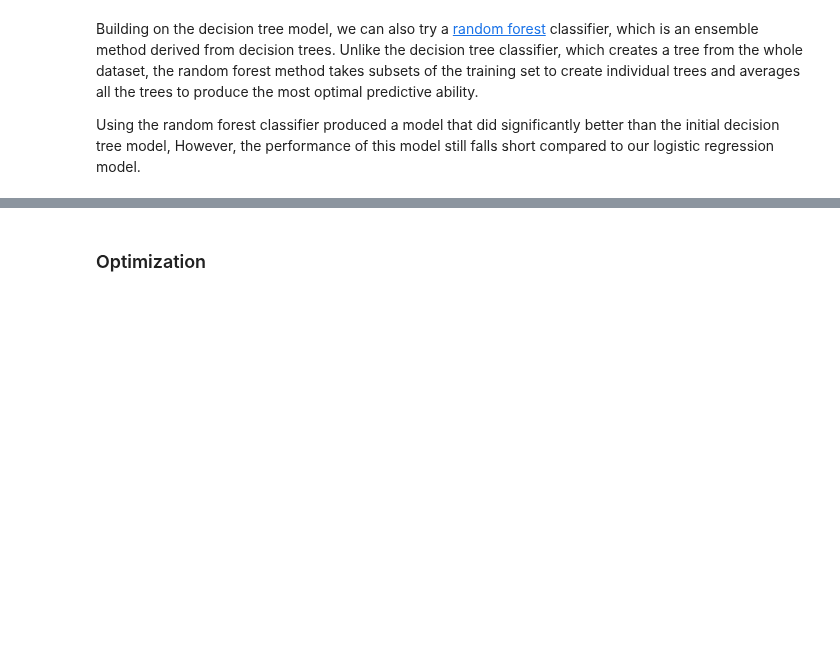
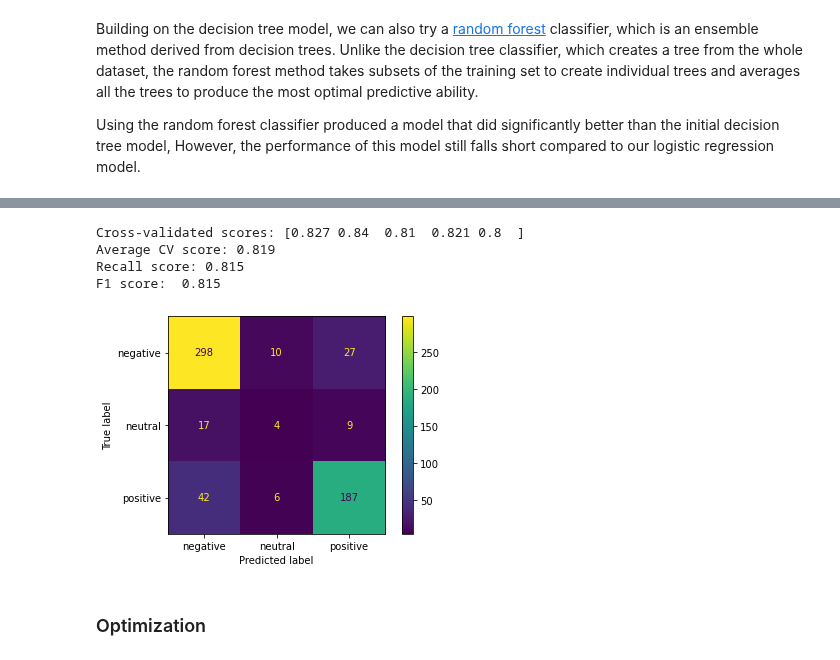
Before and after one commit to nancyho83/ACNH_Review_Sentiment, a Jupyter notebook: acnh_review_sentiment.ipynb, the cells around one changed output, grey strips where cells are left out. Saved outputs shown, nothing was run; the diff lists cells and outputs as text; code cells hidden in the pictures; blank space fills up the shorter version.

Commit message:
Added gradient boost model

```diff
--- a/acnh_review_sentiment.ipynb
+++ b/acnh_review_sentiment.ipynb
@@ -388,5 +389,14 @@ F1 score:  0.823
 Text(0.5, 1.0, 'Random forest confusion matrix')
 [figure]
+# %%
+xgb_model = XGBClassifier(eval_metric='rmse')
+xgb_pipe = text_classification(xgb_model)
+# %% [output]
+Cross-validated scores: [0.827 0.84  0.81  0.821 0.8  ]
+Average CV score: 0.819
+Recall score: 0.815
+F1 score:  0.815
+[figure, added]
 # %% [markdown]
 ### Optimization
 # %% [markdown]
```
Also changed, not shown: parts of 7 cells of this notebook.
